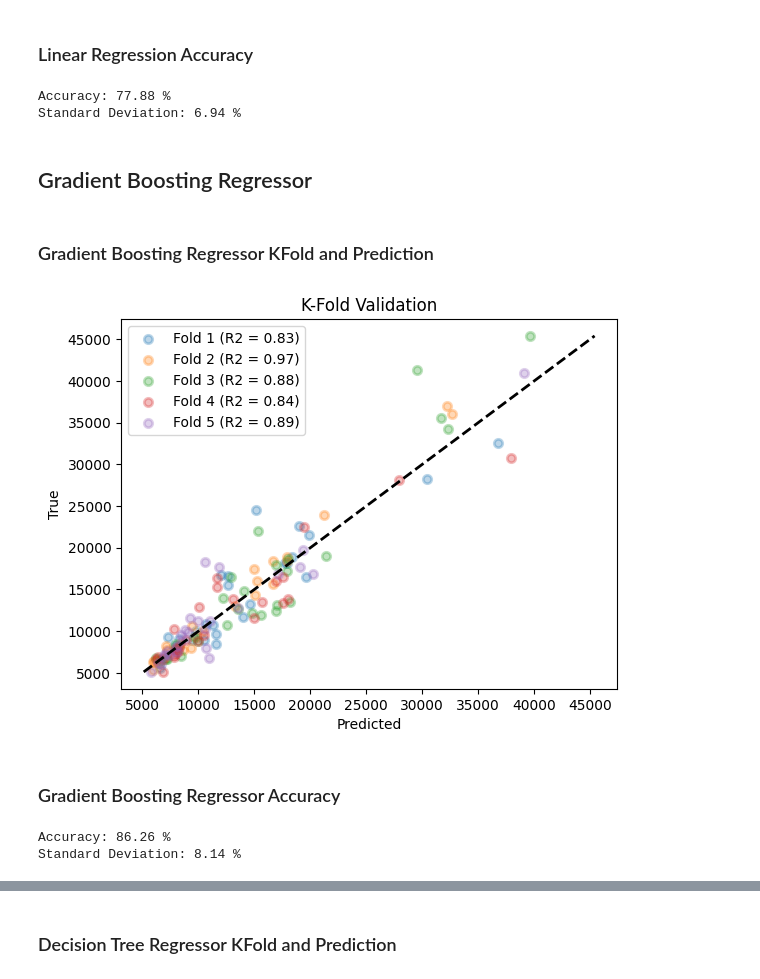
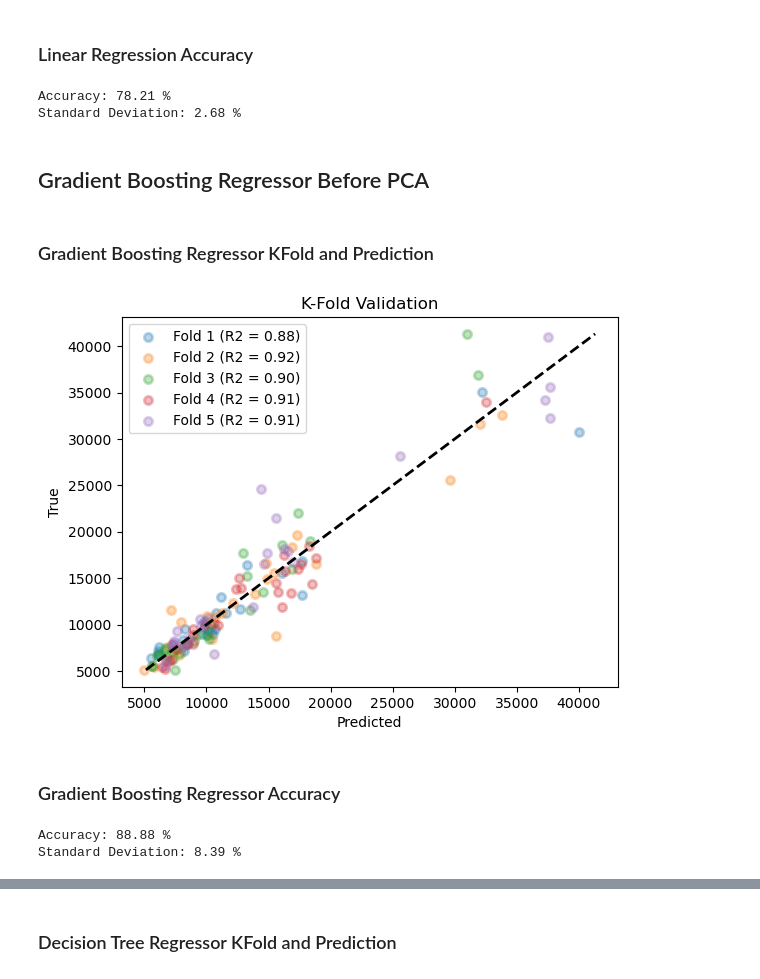
Before and after one commit to MayankTamakuwala/Automobile-Price-Prediction, a Jupyter notebook: project.ipynb, the cells around one changed output, grey strips where cells are left out. Drawn from its saved outputs; the diff is of its cells as text; code cells hidden in the pictures.

```diff
--- a/project.ipynb
+++ b/project.ipynb
@@ -369,50 +382,23 @@ plt.show()
 # %% [markdown]
 ### Linear Regression Accuracy
-# %%
-accuracies = cross_val_score(
-    estimator=linreg, X=X_train, y=y_train, cv=10)
-
-print("Accuracy: {:.2f} %".format(accuracies.mean()*100))
-print("Standard Deviation: {:.2f} %".format(accuracies.std()*100))
-# %% [output]
-Accuracy: 77.88 %
-Standard Deviation: 6.94 %
+# %%
+accuracy_score(linreg, X_train=X_train, Y_train=y_train, splits=5)
+# %% [output]
+Accuracy: 78.21 %
+Standard Deviation: 2.68 %
 # %% [markdown]
-## Gradient Boosting Regressor
+## Gradient Boosting Regressor Before PCA
 # %% [markdown]
 ### Gradient Boosting Regressor KFold and Prediction
-# %%
-gradBoost = ensemble.GradientBoostingRegressor()
-scores = []
-cv = KFold(n_splits=5, shuffle=True)
-fig = plt.figure()
-i = 1
-for train, test in cv.split(X_train, y_train):
-    prediction = gradBoost.fit(X_train[train],
-                           y_train[train]).predict(X_train[test])
-    true = y_train[test]
-    score = r2_score(true, prediction)
-    scores.append(score)
-    plt.scatter(prediction, true, lw=2, alpha=0.3,
-                label='Fold %d (R2 = %0.2f)' % (i, score))
-    i = i+1
-plt.plot([min(y_train), max(y_train)], [min(y_train), max(y_train)],
-         linestyle='--', lw=2, color='black')
-plt.xlabel('Predicted')
-plt.ylabel('True')
-plt.title('K-Fold Validation')
-plt.legend()
-plt.show()
-# %% [output]
-[figure, removed]
+# %%
+gradBoost = ensemble.GradientBoostingRegressor()
+model_prediction(gradBoost, X_train=X_train, Y_train=y_train, splits=5)
+# %% [output]
+[figure, added]
 # %% [markdown]
 ### Gradient Boosting Regressor Accuracy
-# %%
-accuracies = cross_val_score(
-    estimator=gradBoost, X=X_train, y=y_train, cv=10)
-
-print("Accuracy: {:.2f} %".format(accuracies.mean()*100))
-print("Standard Deviation: {:.2f} %".format(accuracies.std()*100))
-# %% [output]
-Accuracy: 86.26 %
-Standard Deviation: 8.14 %
+# %%
+accuracy_score(gradBoost, X_train=X_train, Y_train=y_train, splits=5)
+# %% [output]
+Accuracy: 88.88 %
+Standard Deviation: 8.39 %
```
Also changed, not shown: parts of 61 cells of this notebook.
